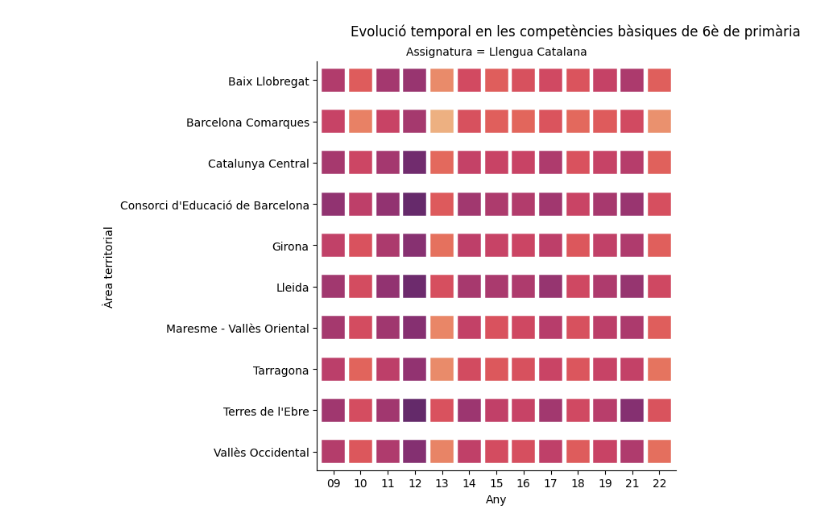
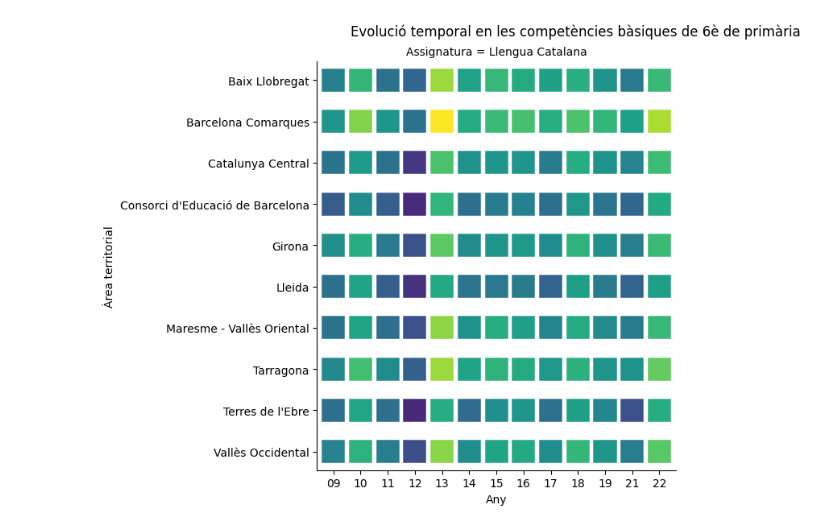
Before and after one commit to acodinawastaken/Avaluacio-de-Dades-Massives, a Jupyter notebook: Grafics_Area_Territorial_Arnau.ipynb, the cells around one changed output. Cells and saved outputs as stored; diff of their text form; code cells hidden in the pictures.

```diff
--- a/Grafics_Area_Territorial_Arnau.ipynb
+++ b/Grafics_Area_Territorial_Arnau.ipynb
@@ -76,13 +77,13 @@ for i in anys:
     df_meltedmat['ANY'] = df_meltedmat['ANY'].replace(year, str(i), regex=True)
 # %%
 #Creem el gràfic utilitzant els mòduls map_dataframe i scatterplot del seaborn
-custom_palette = sns.color_palette(palette='flare', as_cmap=True)
+custom_palette = sns.color_palette(palette='viridis_r', as_cmap=True)
 g = sns.FacetGrid(df_meltedcat, col="Assignatura", col_wrap=2, height=6, sharex=False)
 g.map_dataframe(sns.scatterplot, x="ANY", y="AREA_TERRITORIAL", hue="Grade", palette=custom_palette, marker="s", s=500, hue_norm = LogNorm(vmin=abs_min, vmax=abs_max))
 g.set_axis_labels("Any", "Àrea territorial")
 g.fig.suptitle("Evolució temporal en les competències bàsiques de 6è de primària", y=1.02)
 plt.show()
 # %% [output]
-[figure, old version]
+[figure, new version]
 # %%
 #Creem el gràfic utilitzant els mòduls map_dataframe i scatterplot del seaborn
```
Also changed, not shown: parts of 5 cells of this notebook.
